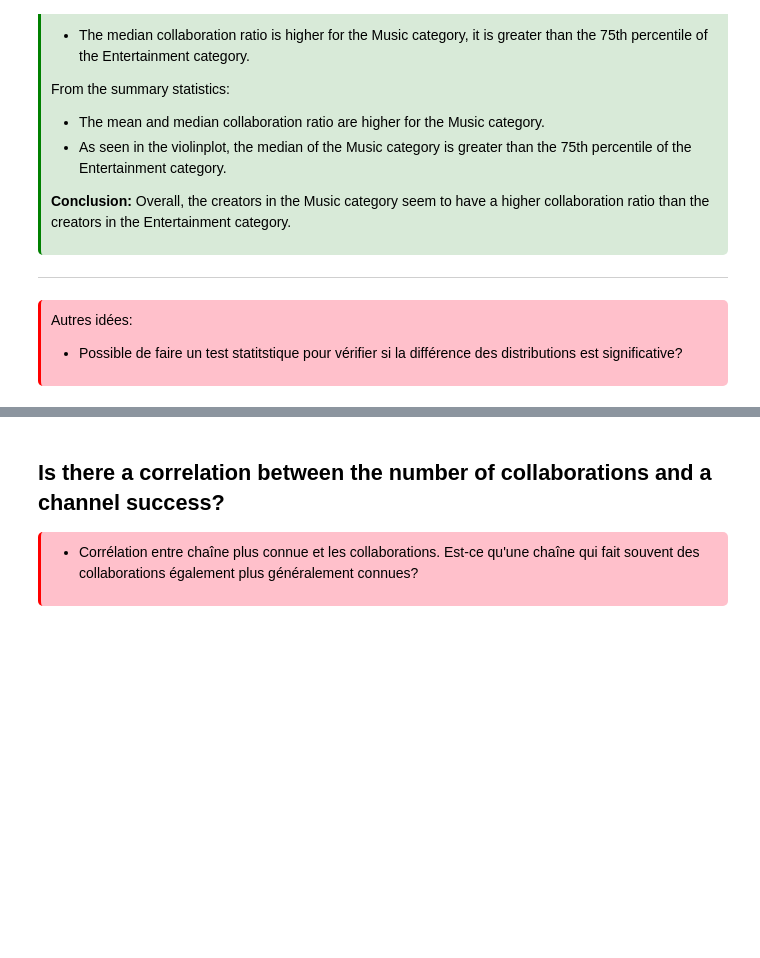
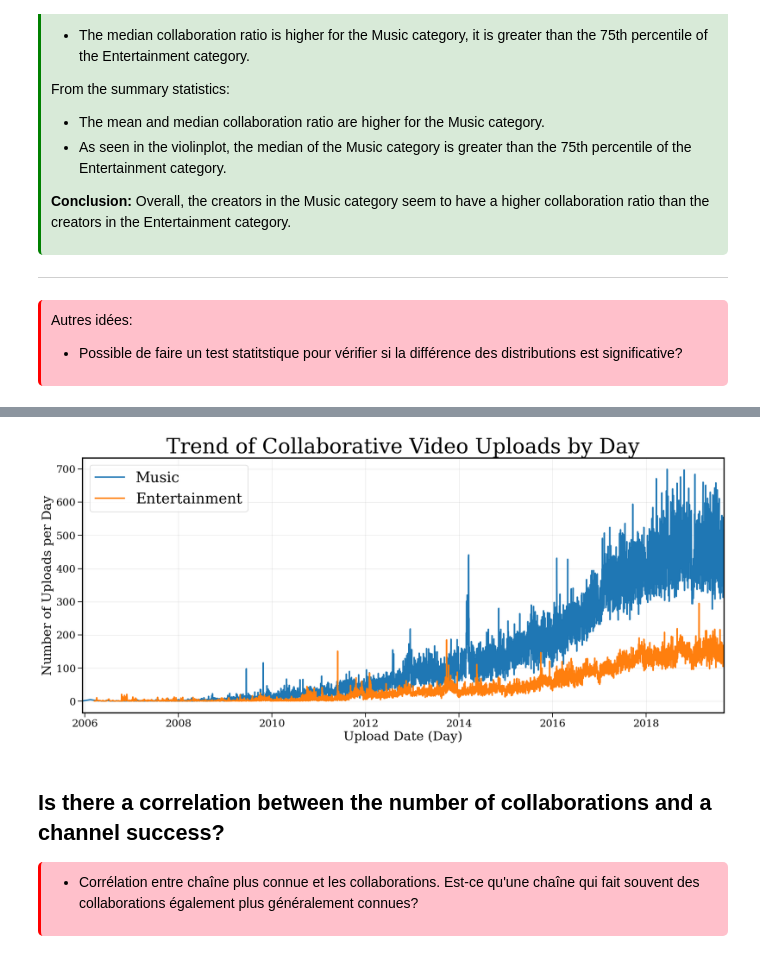
Before and after one commit to epfl-ada/ada-2024-project-tropicaltoucansinsight, a Jupyter notebook: collaborations.ipynb, the cells around one changed output, grey strips where cells are left out. Cells and saved outputs as stored; diff of their text form; code cells hidden in the pictures; blank space fills up the shorter version.

```diff
--- a/collaborations.ipynb
+++ b/collaborations.ipynb
@@ -421,3 +437,8 @@ Autres idées:
+# %%
+# Daily Evolution
+data_utils.get_upload_evolution(df_music, df_entertainment, period="D")
+# %% [output]
+[figure, added]
 # %% [markdown]
 ## Is there a correlation between the number of collaborations and a channel success?
 
```
Also changed, not shown: parts of 15 cells of this notebook, 1 other file.
